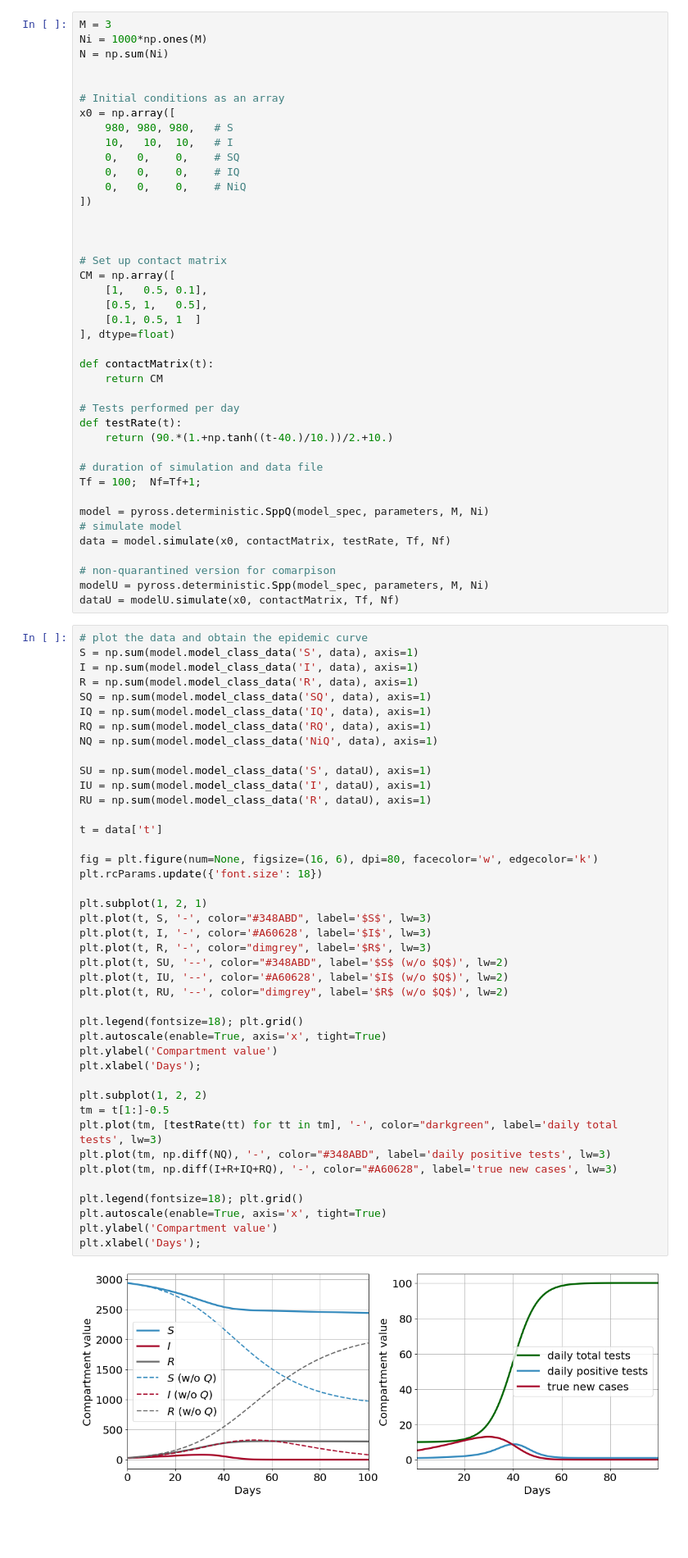
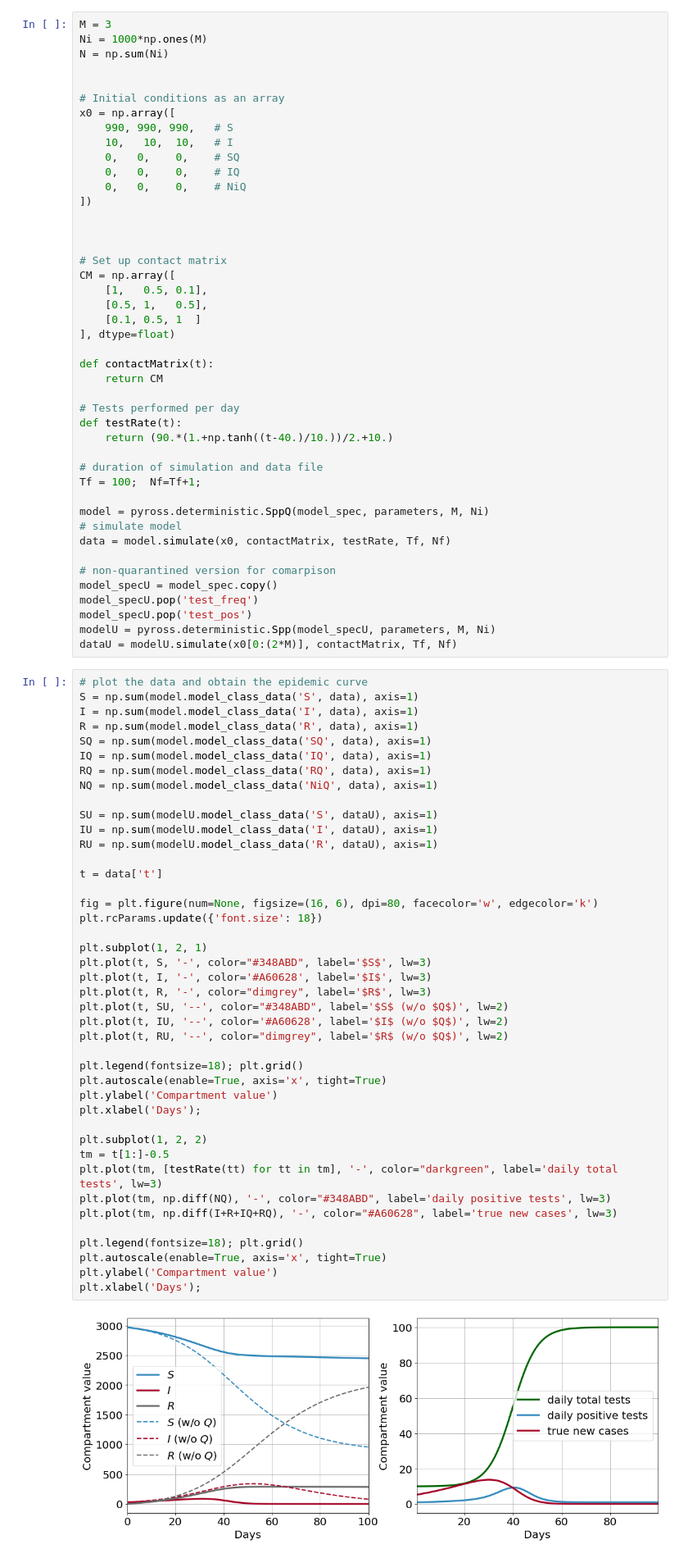
Before and after one commit to rajeshrinet/pyross, a Jupyter notebook: examples/deterministic/ex17-SppQ.ipynb, the cells around one changed output. Shown at 82% size. Saved outputs shown, nothing was run; the diff lists cells and outputs as text; blank space fills up the shorter version.

Commit message:
extended example notebook for SppQ deterministic

```diff
--- a/examples/deterministic/ex17-SppQ.ipynb
+++ b/examples/deterministic/ex17-SppQ.ipynb
@@ -79,7 +79,7 @@ N = np.sum(Ni)
 
 # Initial conditions as an array
 x0 = np.array([
-    980, 980, 980,   # S
+    990, 990, 990,   # S
     10,   10,  10,   # I
     0,   0,    0,    # SQ
     0,   0,    0,    # IQ
@@ -110,8 +110,11 @@ model = pyross.deterministic.SppQ(model_spec, parameters, M, Ni)
 data = model.simulate(x0, contactMatrix, testRate, Tf, Nf)
 
 # non-quarantined version for comarpison
-modelU = pyross.deterministic.Spp(model_spec, parameters, M, Ni)
-dataU = modelU.simulate(x0, contactMatrix, Tf, Nf)
+model_specU = model_spec.copy()
+model_specU.pop('test_freq')
+model_specU.pop('test_pos')
+modelU = pyross.deterministic.Spp(model_specU, parameters, M, Ni)
+dataU = modelU.simulate(x0[0:(2*M)], contactMatrix, Tf, Nf)
 # %%
 # plot the data and obtain the epidemic curve
 S = np.sum(model.model_class_data('S', data), axis=1)
@@ -122,40 +125,40 @@ IQ = np.sum(model.model_class_data('IQ', data), axis=1)
 RQ = np.sum(model.model_class_data('RQ', data), axis=1)
 NQ = np.sum(model.model_class_data('NiQ', data), axis=1)
 
-SU = np.sum(model.model_class_data('S', dataU), axis=1)
-IU = np.sum(model.model_class_data('I', dataU), axis=1)
-RU = np.sum(model.model_class_data('R', dataU), axis=1)
+SU = np.sum(modelU.model_class_data('S', dataU), axis=1)
+IU = np.sum(modelU.model_class_data('I', dataU), axis=1)
+RU = np.sum(modelU.model_class_data('R', dataU), axis=1)
 
 t = data['t']
 
 fig = plt.figure(num=None, figsize=(16, 6), dpi=80, facecolor='w', edgecolor='k')
 plt.rcParams.update({'font.size': 18})
 
 plt.subplot(1, 2, 1)
 plt.plot(t, S, '-', color="#348ABD", label='$S$', lw=3)
 plt.plot(t, I, '-', color='#A60628', label='$I$', lw=3)
 plt.plot(t, R, '-', color="dimgrey", label='$R$', lw=3)
 plt.plot(t, SU, '--', color="#348ABD", label='$S$ (w/o $Q$)', lw=2)
 plt.plot(t, IU, '--', color='#A60628', label='$I$ (w/o $Q$)', lw=2)
 plt.plot(t, RU, '--', color="dimgrey", label='$R$ (w/o $Q$)', lw=2)
 
 plt.legend(fontsize=18); plt.grid()
 plt.autoscale(enable=True, axis='x', tight=True)
 plt.ylabel('Compartment value')
 plt.xlabel('Days');
 
 plt.subplot(1, 2, 2)
 tm = t[1:]-0.5
 plt.plot(tm, [testRate(tt) for tt in tm], '-', color="darkgreen", label='daily total tests', lw=3)
 plt.plot(tm, np.diff(NQ), '-', color="#348ABD", label='daily positive tests', lw=3)
 plt.plot(tm, np.diff(I+R+IQ+RQ), '-', color="#A60628", label='true new cases', lw=3)
 
 plt.legend(fontsize=18); plt.grid()
 plt.autoscale(enable=True, axis='x', tight=True)
 plt.ylabel('Compartment value')
 plt.xlabel('Days');
 # %% [output]
-[figure, old version]
+[figure, new version]
 # %% [markdown]
 In this simple model, testing and quarantining has helped to eradicate the disease. It is interesting to evaluate how many infections have been confired anf how many have remained unconfirmed:
 # %%
```
Also changed, not shown: parts of 5 cells of this notebook, 1 other file.
